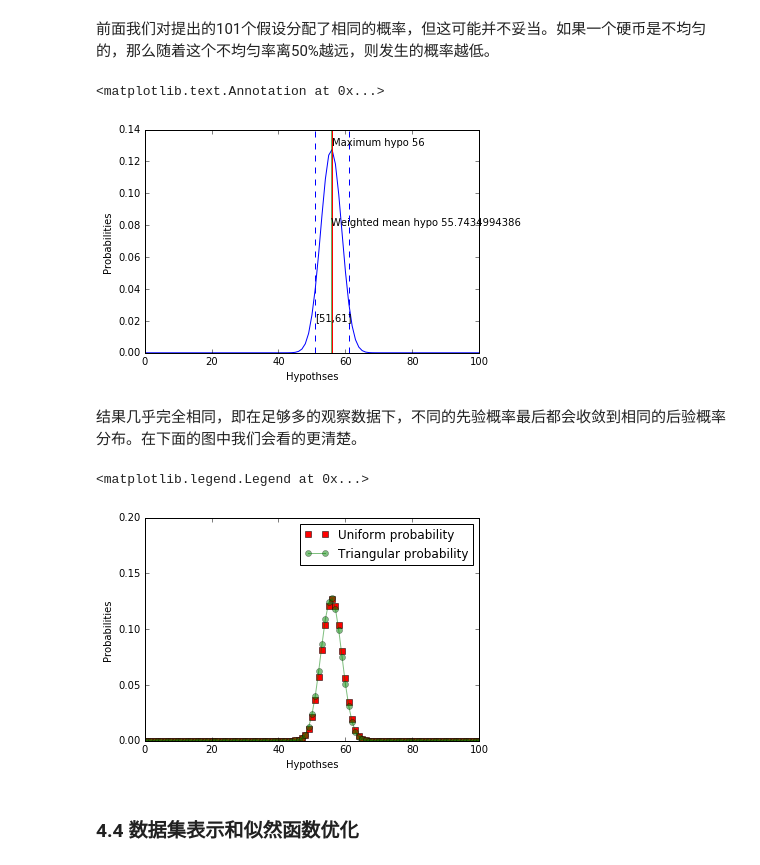
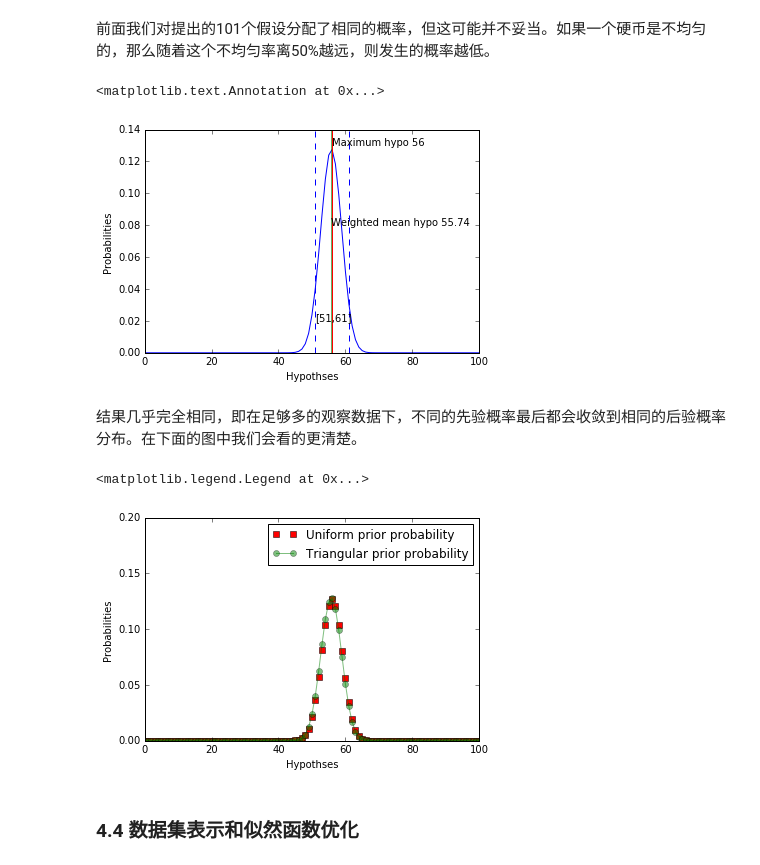
Before and after one commit to Tong-Chen/bayes_learn, a Jupyter notebook: Bayes_learn_code_3.ipynb, the cells around one changed output. Saved outputs shown, nothing was run; the diff lists cells and outputs as text; code cells hidden in the pictures.

```diff
--- a/Bayes_learn_code_3.ipynb
+++ b/Bayes_learn_code_3.ipynb
@@ -53,9 +53,9 @@ class Bayes(object):
         '''
         Stringlize self.pmf
         '''
-        tmpL = ["Probability table"]
+        tmpL = ["Probability table\n"]
         for hypo, prob in sorted(self.pmf.iteritems()):
-            tmpL.append('\t'.join([str(hypo), str(prob)]))
+            tmpL.append('\t'.join(['',str(hypo), str(prob)]))
         return '\n'.join(tmpL)
 
     def InitSequence(self, hypos):
@@ -291,35 +291,35 @@ for i in range(0,101):
 hyposD = dict(hyposL)
 
 coins = Coins(hyposD)
 
 # 对于观察数据的处理，我们把它分解成250次观察。
 # 得到250次观察结果，其中140个H和110个T
 dataset = 'H' * 140 + 'T' * 110
 
 # 对于不同的假设，出现H和T的组合数目时一致的。
 
 coins.Update(dataset)
 
 #print coins
 hypo, prob = coins.Items()
 max_hypo, max_prob = coins.Max()
 plt.plot(hypo, prob)
 plt.xlabel('Hypothses')
 plt.ylabel('Probabilities')
 plt.axvline(max_hypo, color='r')
 plt.annotate(xy=(max_hypo, 0.13),s="Maximum hypo "+str(max_hypo))
 weighted_mean_hypo = coins.Mean()
 plt.axvline(weighted_mean_hypo,color='g',alpha=0.6)
-plt.annotate(xy=(weighted_mean_hypo,0.08),s="Weighted mean hypo "+str(weighted_mean_hypo))
+plt.annotate(xy=(weighted_mean_hypo,0.08),s="Weighted mean hypo %.2f" % weighted_mean_hypo)
 
 lower_5 = coins.Percentile(5)
 upper_95 = coins.Percentile(95)
 plt.axvline(lower_5,color='b',ls="dashed")
 plt.axvline(upper_95,color='b',ls="dashed")
 plt.annotate(xy=(lower_5,0.02),s="["+str(lower_5)+','+str(upper_95)+']')
 # %% [output]
 <matplotlib.text.Annotation at 0x...>
-[figure, old version]
+[figure, new version]
 # %% [markdown]
 结果几乎完全相同，即在足够多的观察数据下，不同的先验概率最后都会收敛到相同的后验概率分布。在下面的图中我们会看的更清楚。
 # %%
@@ -363,15 +363,15 @@ def getHyposProbs(prior_distribute):
 uniform_hypo, uniform_post = getHyposProbs(uniform_prior_hypos)
 triangu_hypo, triangu_post = getHyposProbs(triangular_prior_hypos)
 
-plt.plot(uniform_hypo, uniform_post, 'rs',label="Uniform probability")
-plt.plot(triangu_hypo, triangu_post, 'go-',label="Triangular probability",alpha=0.5)
+plt.plot(uniform_hypo, uniform_post, 'rs',label="Uniform prior probability")
+plt.plot(triangu_hypo, triangu_post, 'go-',label="Triangular prior probability",alpha=0.5)
 plt.xlabel('Hypothses')
 plt.ylabel('Probabilities')
 plt.axis([0, 100, 0, 0.2])
 plt.legend()
 # %% [output]
 <matplotlib.legend.Legend at 0x...>
-[figure, old version]
+[figure, new version]
 # %% [markdown]
 ### 4.4 数据集表示和似然函数优化
 # %% [markdown]
```
Also changed, not shown: parts of 25 cells of this notebook.
